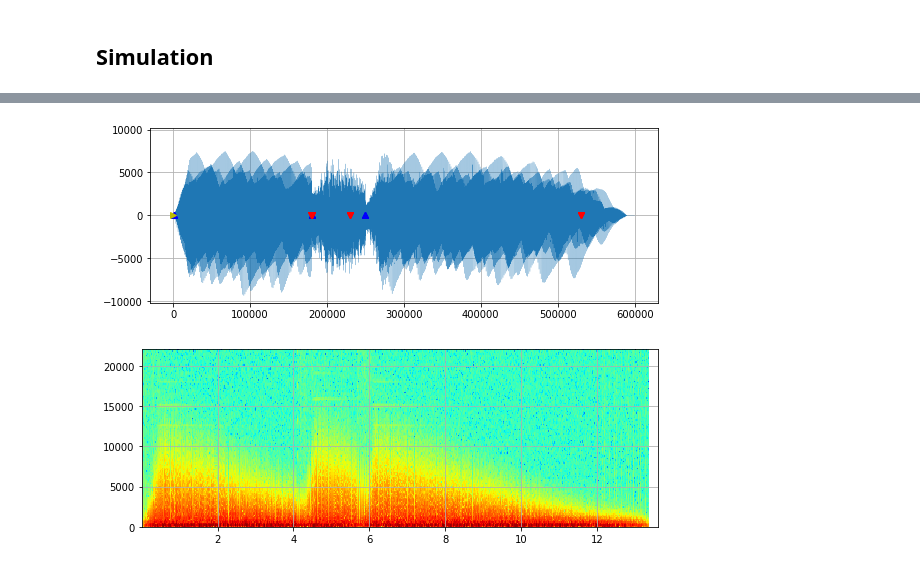
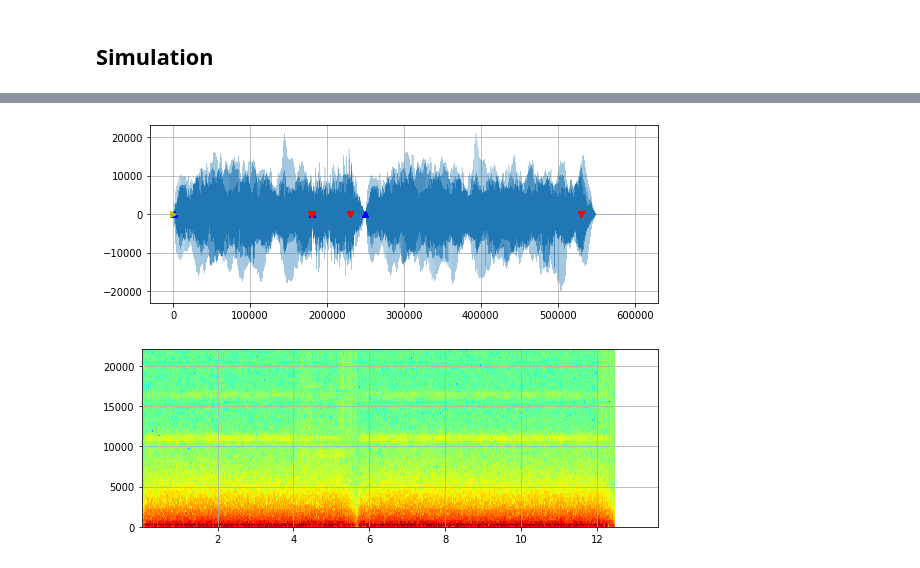
Before and after one commit to soerenbnoergaard/sbnsampler, a Jupyter notebook: notebooks/simulator_sounds.ipynb, the cells around one changed output, grey strips where cells are left out. Cells and saved outputs as stored; diff of their text form; code cells hidden in the pictures.

```diff
--- a/notebooks/simulator_sounds.ipynb
+++ b/notebooks/simulator_sounds.ipynb
@@ -156,8 +156,8 @@ def simulate(sequence, preset, velocity_mean, velocity_std, compile_first=False,
 # %% [markdown]
 ## Simulation
 # %%
-simulate(sequence_pad1, 6, 63, 0, compile_first=True)
+simulate(sequence_pad1, 7, 63, 0, compile_first=True)
 # %% [output]
 [interactive output not drawn]
-[figure, old version]
+[figure, new version]
-[figure, old version]
+[figure, new version]
```
Also changed, not shown: 7 other files.
